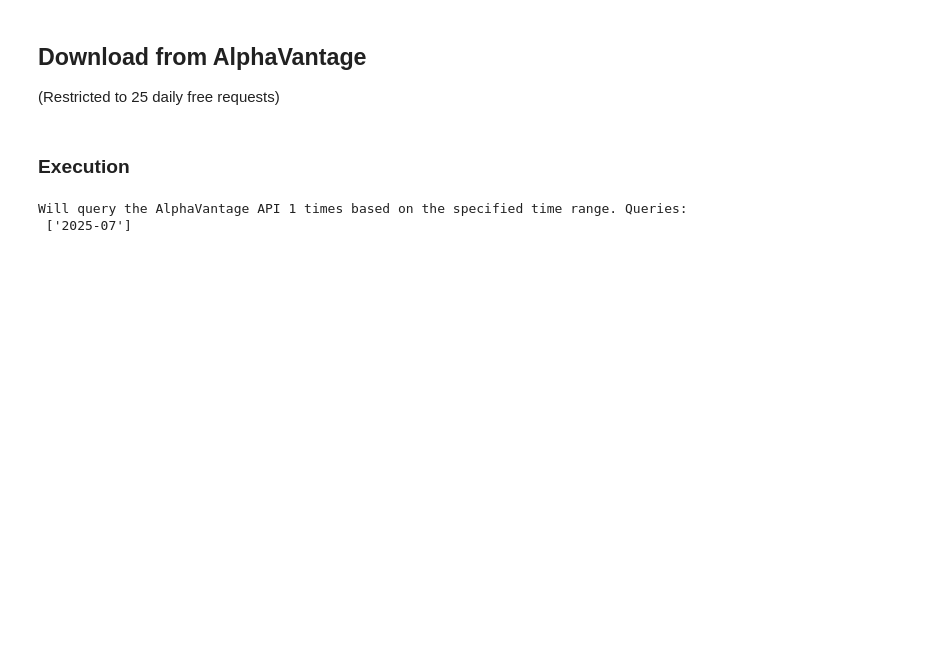
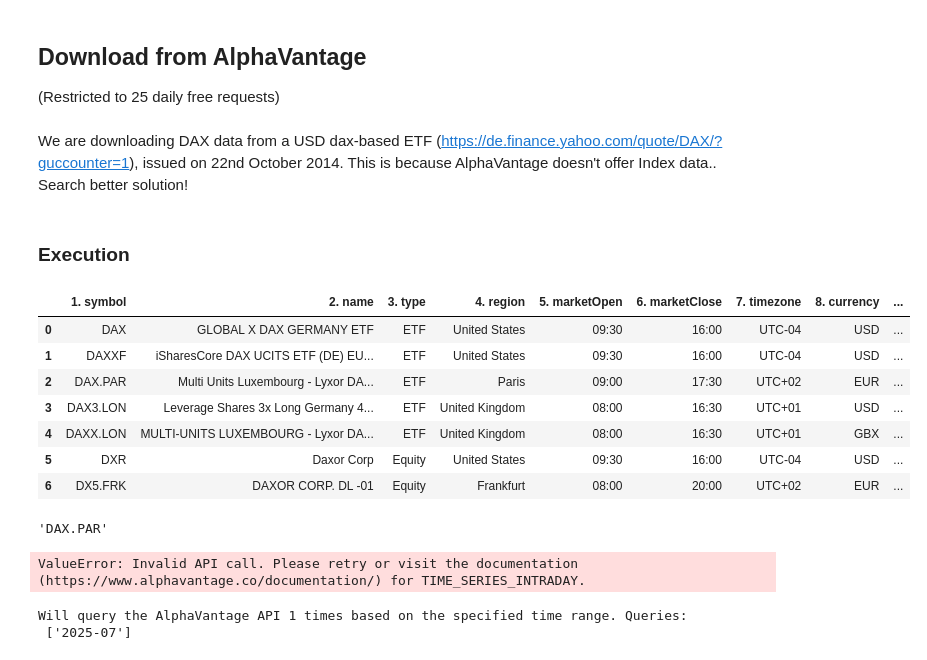
Before and after one commit to paulruesing/hybrid-rl-index-trading, a Jupyter notebook: notebooks/data_pull_dev.ipynb, the cells around one changed output. Drawn from its saved outputs; the diff is of its cells as text; code cells hidden in the pictures; blank space fills up the shorter version.

```diff
--- a/notebooks/data_pull_dev.ipynb
+++ b/notebooks/data_pull_dev.ipynb
@@ -59,11 +60,32 @@ print(search_results)
 # %% [markdown]
 ## Download from AlphaVantage
 (Restricted to 25 daily free requests)
+# %% [markdown]
+We are downloading DAX data from a USD dax-based ETF (https://de.finance.yahoo.com/quote/DAX/?guccounter=1), issued on 22nd October 2014. This is because AlphaVantage doesn't offer Index data.. Search better solution!
 # %% [markdown]
 ### Execution
 # %%
-#ts = TimeSeries(key=AV_API_KEY)
-#ts.get_symbol_search("nasdaq")
+ts = TimeSeries(key=AV_API_KEY)
+search = ts.get_symbol_search("dax")[0]
+# %%
+search
+# %% [output]
+|  | 1. symbol | 2. name | 3. type | 4. region | 5. marketOpen | 6. marketClose | 7. timezone | 8. currency | ... |
+| 0 | DAX | GLOBAL X DAX GERMANY ETF | ETF | United States | 09:30 | 16:00 | UTC-04 | USD | ... |
+| 1 | DAXXF | iSharesCore DAX UCITS ETF (DE) EU... | ETF | United States | 09:30 | 16:00 | UTC-04 | USD | ... |
+| 2 | DAX.PAR | Multi Units Luxembourg - Lyxor DA... | ETF | Paris | 09:00 | 17:30 | UTC+02 | EUR | ... |
+| 3 | DAX3.LON | Leverage Shares 3x Long Germany 4... | ETF | United Kingdom | 08:00 | 16:30 | UTC+01 | USD | ... |
+| 4 | DAXX.LON | MULTI-UNITS LUXEMBOURG - Lyxor DA... | ETF | United Kingdom | 08:00 | 16:30 | UTC+01 | GBX | ... |
+| 5 | DXR | Daxor Corp | Equity | United States | 09:30 | 16:00 | UTC-04 | USD | ... |
+| 6 | DX5.FRK | DAXOR CORP. DL -01 | Equity | Frankfurt | 08:00 | 20:00 | UTC+02 | EUR | ... |
+# %%
+search.iloc[2, 0]
+# %% [output]
+'DAX.PAR'
+# %%
+ts.get_intraday("DAX.DEX", outputsize="full")
+# %% [output]
+ValueError: Invalid API call. Please retry or visit the documentation (https://www.alphavantage.co/documentation/) for TIME_SERIES_INTRADAY.
 # %%
 frame = preprocessing.get_data_from_alphavantage(AV_API_KEY,
                                                  ticker='DAX',
```
Also changed, not shown: parts of 8 cells of this notebook, 1 other file.
